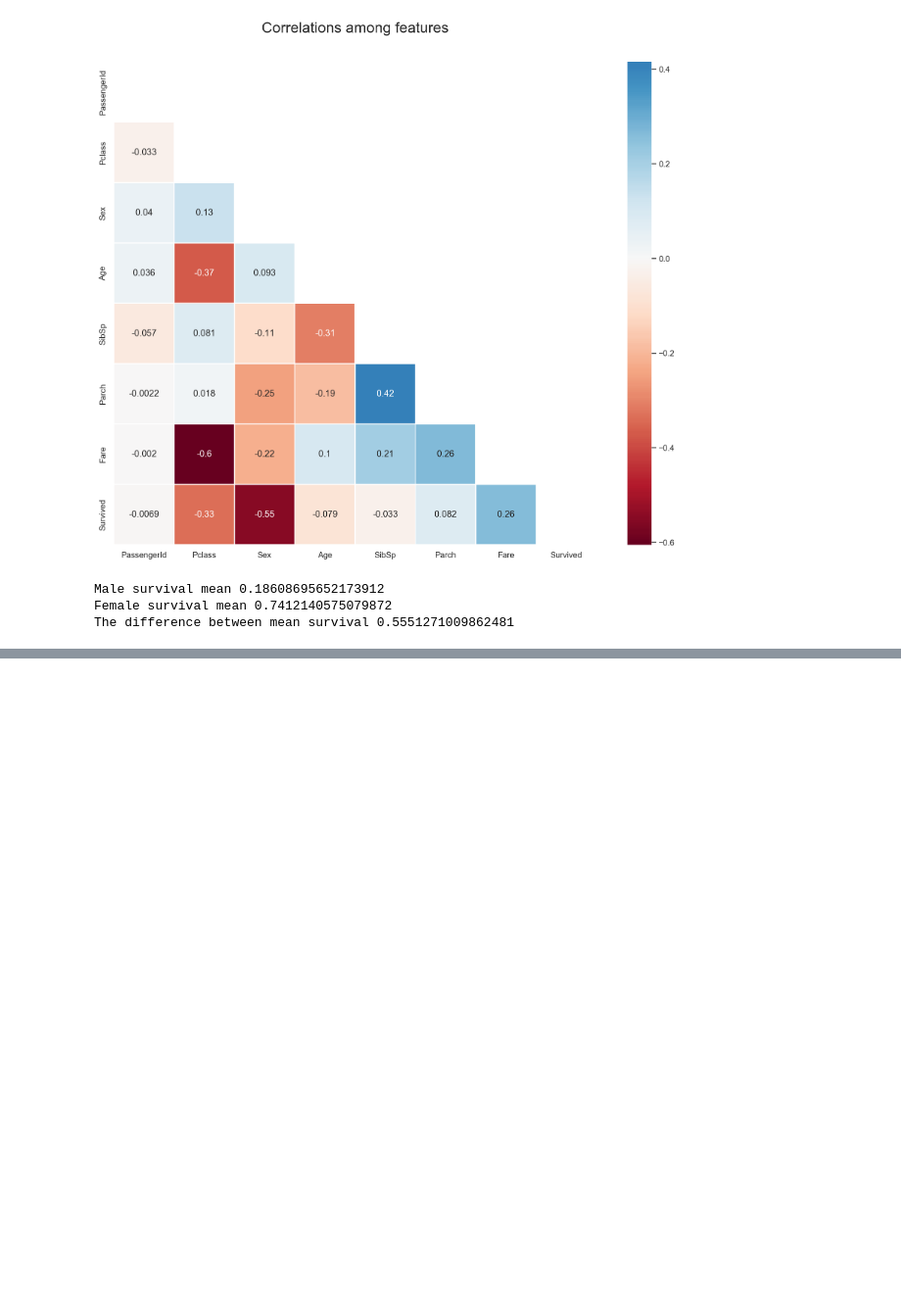
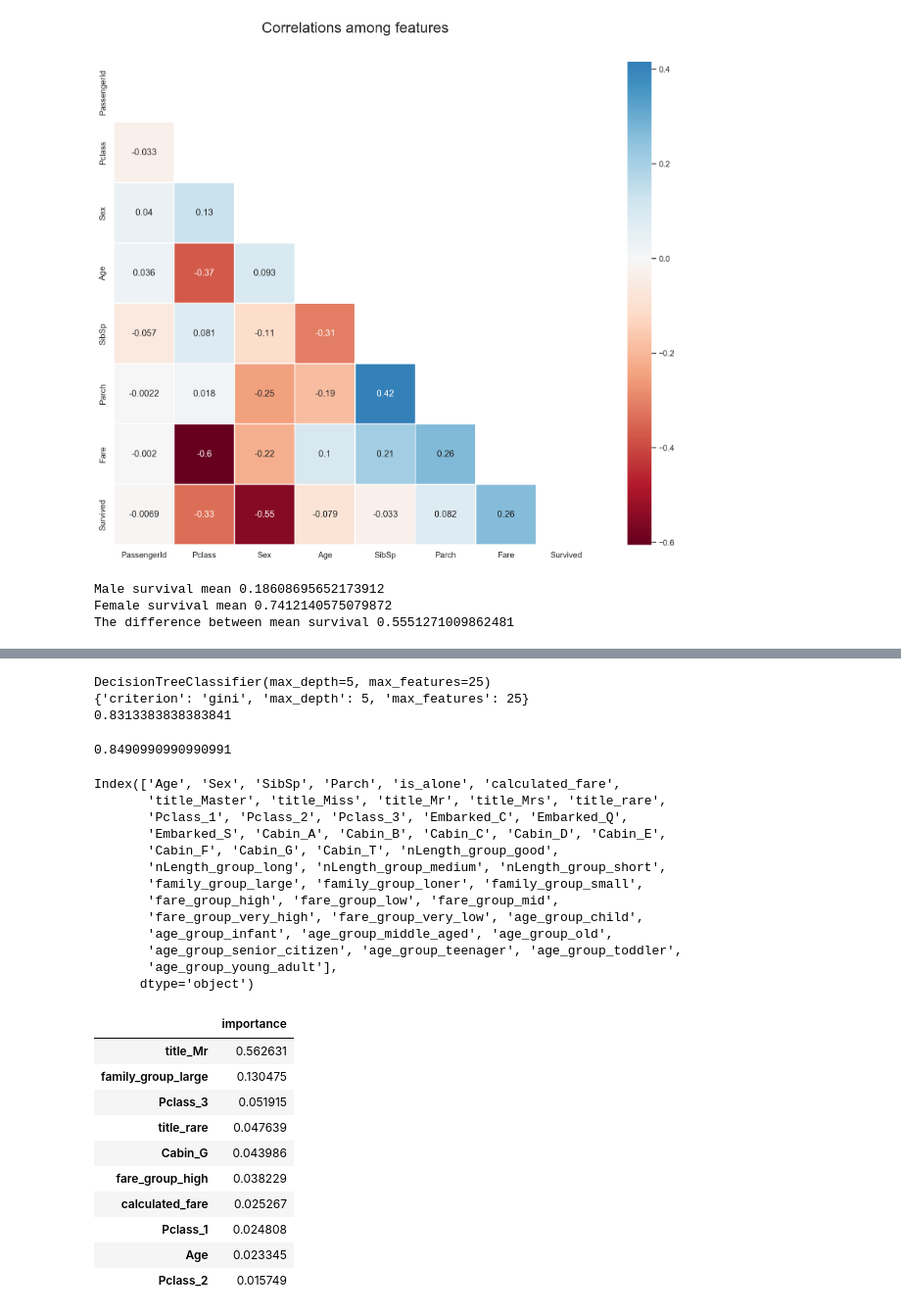
Before and after one commit to ehtesam3154/kaggle_titanic, a Jupyter notebook: titanic/titanic_source_code.ipynb, the cells around one changed output, grey strips where cells are left out. Shown at 98% size. Saved outputs shown, nothing was run; the diff lists cells and outputs as text; code cells hidden in the pictures; blank space fills up the shorter version.

```diff
--- a/titanic/titanic_source_code.ipynb
+++ b/titanic/titanic_source_code.ipynb
@@ -928,0 +992,20 @@ test = pd.concat([test[["Age", "Sex"]], test.loc[:,"SibSp":]], axis=1)
+# %%
+"""
+I am using decision tree classifier as my first model
+"""
+
+from sklearn.tree import DecisionTreeClassifier
+max_depth = range(1,30)
+max_feature = [21,22,23,24,25,26,27,28,29,30,'auto']
+criterion = ['gini','entropy']
+
+param = {"max_depth": max_depth,
+        "max_features": max_feature,
+        "criterion": criterion}
+
+grid = GridSearchCV(DecisionTreeClassifier(),
+                   param_grid = param,
+                   verbose = False,
+                   cv = StratifiedKFold(n_splits=20, random_state=15, shuffle=True),
+                   n_jobs = -1)
+grid.fit(X,y)
@@ -928,0 +1020,50 @@ test = pd.concat([test[["Age", "Sex"]], test.loc[:,"SibSp":]], axis=1)
+# %%
+##getting the best of all
+
+print(grid.best_estimator_)
+print(grid.best_params_)
+print(grid.best_score_)
+# %% [output]
+DecisionTreeClassifier(max_depth=5, max_features=25)
+{'criterion': 'gini', 'max_depth': 5, 'max_features': 25}
+0.8313383838383841
+# %%
+DecisionTree_grid = grid.best_estimator_
+DecisionTree_grid.score(X,y)
+# %% [output]
+0.8490990990990991
+# %%
+## checking feature importance ranked by decision tree classifier
+column_names = X.columns
+print(column_names)
+
+feature_importances = pd.DataFrame (DecisionTree_grid.feature_importances_,
+                                   index = column_names,
+                                   columns = ["importance"])
+
+feature_importances.sort_values(by = 'importance', ascending = False).head(10)
+# %% [output]
+Index(['Age', 'Sex', 'SibSp', 'Parch', 'is_alone', 'calculated_fare',
+       'title_Master', 'title_Miss', 'title_Mr', 'title_Mrs', 'title_rare',
+       'Pclass_1', 'Pclass_2', 'Pclass_3', 'Embarked_C', 'Embarked_Q',
+       'Embarked_S', 'Cabin_A', 'Cabin_B', 'Cabin_C', 'Cabin_D', 'Cabin_E',
+       'Cabin_F', 'Cabin_G', 'Cabin_T', 'nLength_group_good',
+       'nLength_group_long', 'nLength_group_medium', 'nLength_group_short',
+       'family_group_large', 'family_group_loner', 'family_group_small',
+       'fare_group_high', 'fare_group_low', 'fare_group_mid',
+       'fare_group_very_high', 'fare_group_very_low', 'age_group_child',
+       'age_group_infant', 'age_group_middle_aged', 'age_group_old',
+       'age_group_senior_citizen', 'age_group_teenager', 'age_group_toddler',
+       'age_group_young_adult'],
+      dtype='object')
+|  | importance |
+| title_Mr | 0.562631 |
+| family_group_large | 0.130475 |
+| Pclass_3 | 0.051915 |
+| title_rare | 0.047639 |
+| Cabin_G | 0.043986 |
+| fare_group_high | 0.038229 |
+| calculated_fare | 0.025267 |
+| Pclass_1 | 0.024808 |
+| Age | 0.023345 |
+| Pclass_2 | 0.015749 |
```
Also changed, not shown: parts of 77 cells of this notebook.
